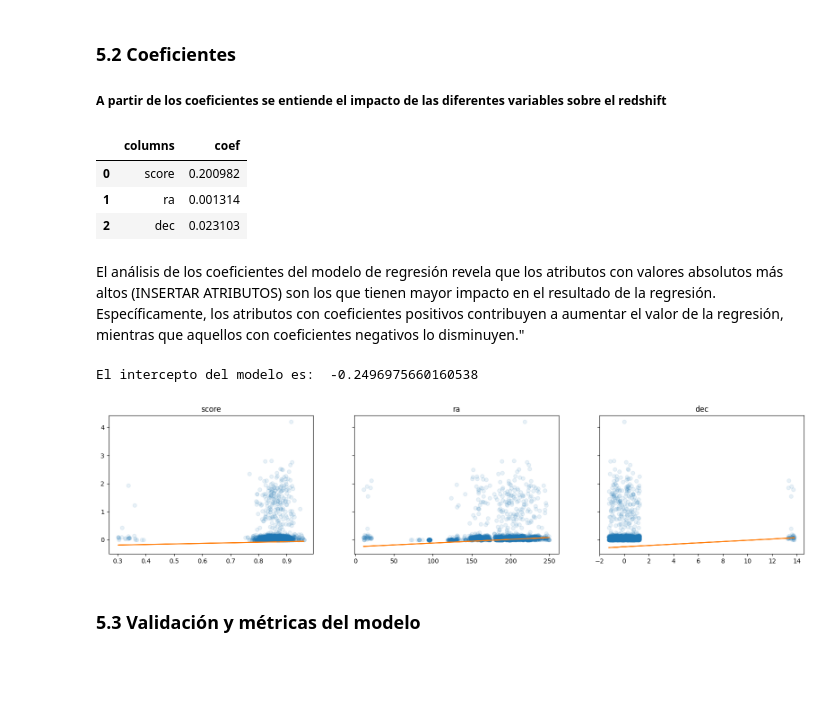
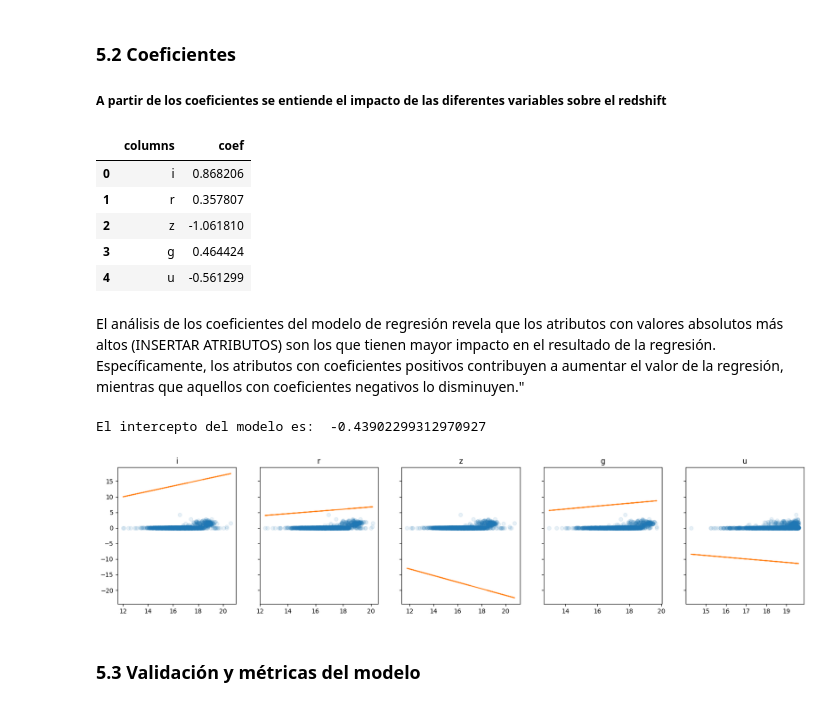
Before and after one commit to Paulina-A-V/Laboratorio, a Jupyter notebook: notebook lab 1.ipynb, the cells around one changed output. Cells and saved outputs as stored; diff of their text form; code cells hidden in the pictures; blank space fills up the shorter version.

Commit message:
Modelo más funcional (todavía malito)

```diff
--- a/notebook lab 1.ipynb
+++ b/notebook lab 1.ipynb
@@ -317,6 +312,6 @@ a.describe()
 # %%
 #ver variables relevantes cuando es confiable
 data_filtrado = data[data["clean"] == 1]
-a= data_filtrado[["redshift","score","ra","dec"]]
+a= data_filtrado[["redshift", "ra","colv","i","rowv","dec","score","camcol","field","r","z","g","run","u",'mjd']]
 a.describe()
 # %% [output]
@@ -335,9 +330,8 @@ a.describe()
 #### 5.1 El primer paso para crear el modelo es dividir los datos en dos grupos: un conjunto de entrenamiento y un conjunto de prueba. Para lograr esto, dividimos aleatoriamente el conjunto de datos procesados en un 80% para entrenamiento y un 20% para prueba. Es importante tener en cuenta que la columna objetivo (redshift) se separó de los datos de entrenamiento y prueba, dejando solo los features anteriormente escogidos en estos conjuntos de datos
 # %%
 # Separamos el conjunto de datos etiquetado en dos partes: entrenamiento y prueba
-features= ["score","ra","dec"]
-
-X_train, X_test, y_train, y_test = train_test_split(a[features], a['redshift'], test_size = 0.2, random_state = 1)
+features2 =[ "i", "r", "z", "g", "u"]
+X_train, X_test, y_train, y_test = train_test_split(a[features2], a['redshift'], test_size = 0.2, random_state = 1)
 
 # Visualizamos las dimensiones de los conjuntos de datos
 X_train.shape, y_train.shape
@@ -355,32 +349,34 @@ y_pred = regression.predict(X_train)
 
 ##### A partir de los coeficientes se entiende el impacto de las diferentes variables sobre el redshift
 # %%
-pd.DataFrame({'columns': features, 'coef': regression.coef_})
+pd.DataFrame({'columns': features2, 'coef': regression.coef_})
 # %% [output]
 |  | columns | coef |
-| 0 | score | 0.200982 |
-| 1 | ra | 0.001314 |
-| 2 | dec | 0.023103 |
+| 0 | i | 0.868206 |
+| 1 | r | 0.357807 |
+| 2 | z | -1.061810 |
+| 3 | g | 0.464424 |
+| 4 | u | -0.561299 |
 # %% [markdown]
 El análisis de los coeficientes del modelo de regresión revela que los atributos con valores absolutos más altos (INSERTAR ATRIBUTOS) son los que tienen mayor impacto en el resultado de la regresión. Específicamente, los atributos con coeficientes positivos contribuyen a aumentar el valor de la regresión, mientras que aquellos con coeficientes negativos lo disminuyen."
 # %%
 # Se obtiene el intercepto de la regresión
 
 print("El intercepto del modelo es: ", regression.intercept_)
-f, axs = plt.subplots(1, len(features), sharey=True, figsize=(20, 4))
+f, axs = plt.subplots(1, len(features2), sharey=True, figsize=(20, 4))
 
-for i in range(len(features)):
-    col = features[i]
+for i in range(len(features2)):
+    col = features2[i]
     x = X_train[col].astype(float)
     m = regression.coef_[i]
     b = regression.intercept_
 
     axs[i].plot(x, y_train, "o", alpha=0.1)
     axs[i].plot(x, x * m + b)
     axs[i].set_title(col)
 # %% [output]
-El intercepto del modelo es:  -0.2496975660160538
+El intercepto del modelo es:  -0.43902299312970927
-[figure, old version]
+[figure, new version]
 # %% [markdown]
 ### 5.3 Validación y métricas del modelo
 # %% [markdown]
```
Also changed, not shown: parts of 5 cells of this notebook.
